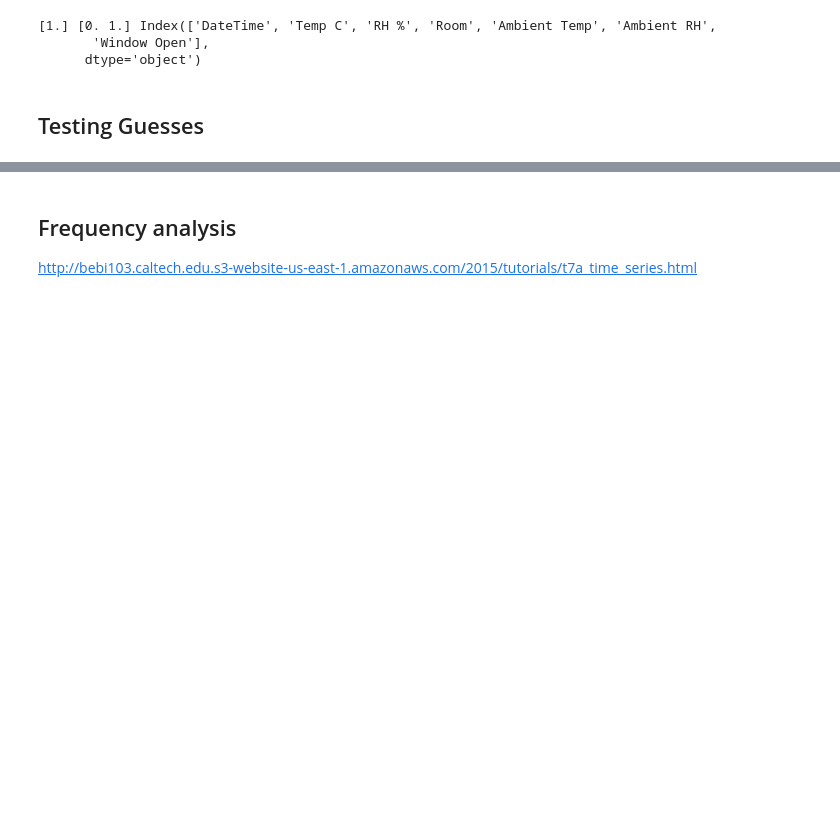
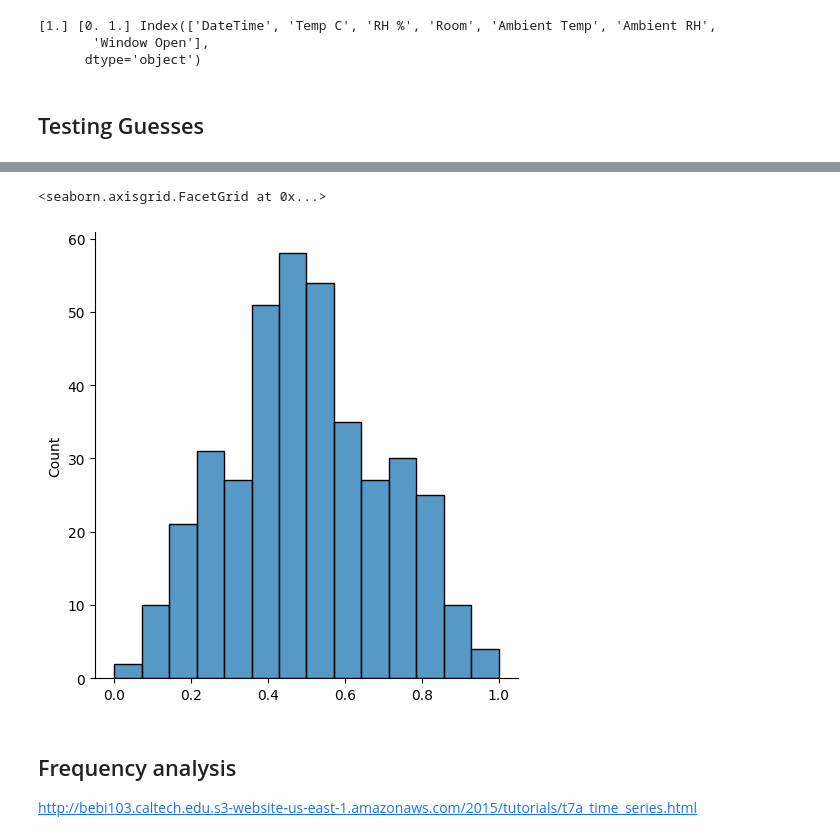
Before and after one commit to juliet29/windows, a Jupyter notebook: analysis/notebooks/230524_peak_remove.ipynb, the cells around one changed output, grey strips where cells are left out. Drawn from its saved outputs; the diff is of its cells as text; code cells hidden in the pictures; blank space fills up the shorter version.

```diff
--- a/analysis/notebooks/230524_peak_remove.ipynb
+++ b/analysis/notebooks/230524_peak_remove.ipynb
@@ -85,3 +168,8 @@ fig.add_trace(go.Scatter( x=time, y=amb,  name="Ambient", mode='lines',))
+# %%
+sns.displot(ddt_dif_xt)
+# %% [output]
+<seaborn.axisgrid.FacetGrid at 0x...>
+[figure, added]
 # %% [markdown]
 ## Frequency analysis
 http://bebi103.caltech.edu.s3-website-us-east-1.amazonaws.com/2015/tutorials/t7a_time_series.html
```
Also changed, not shown: parts of 15 cells of this notebook.
